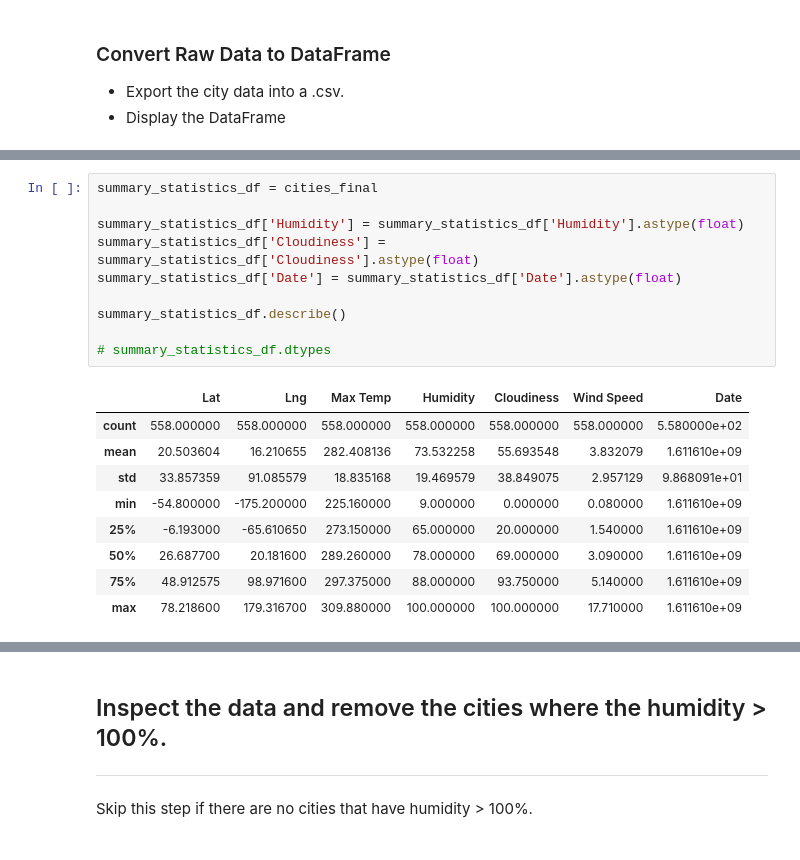
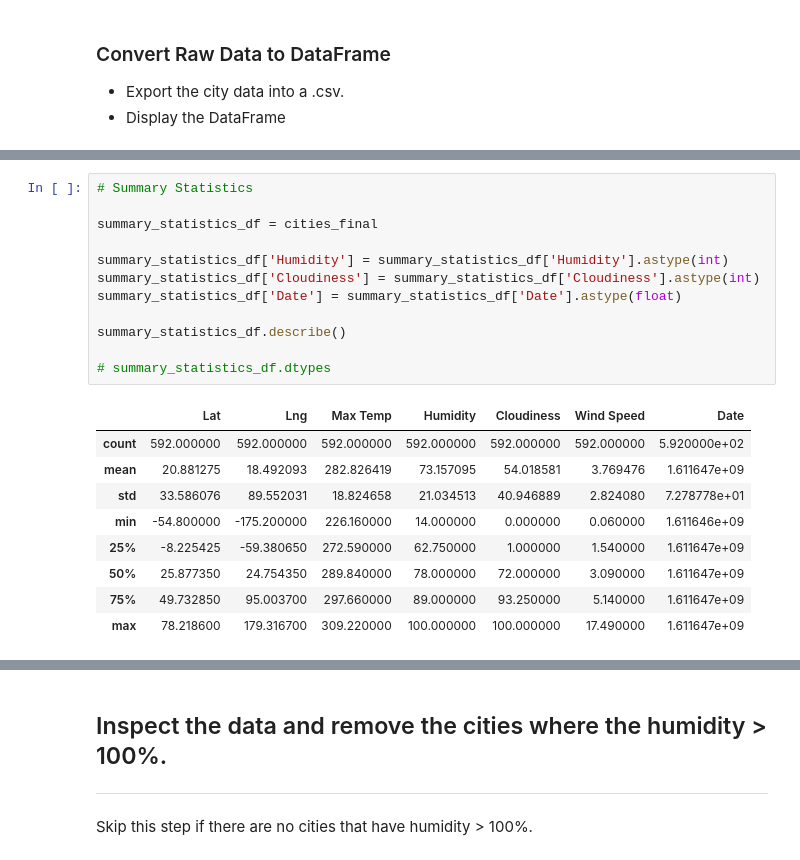
Before and after one commit to pratixashah/Python-API, a Jupyter notebook: WeatherPy/WeatherPy.ipynb, the cells around one changed output, grey strips where cells are left out. Cells and saved outputs as stored; diff of their text form.

```diff
--- a/WeatherPy/WeatherPy.ipynb
+++ b/WeatherPy/WeatherPy.ipynb
@@ -187,20 +151,22 @@ cities_final
 # %%
+# Summary Statistics
+
 summary_statistics_df = cities_final
 
-summary_statistics_df['Humidity'] = summary_statistics_df['Humidity'].astype(float)
-summary_statistics_df['Cloudiness'] = summary_statistics_df['Cloudiness'].astype(float)
+summary_statistics_df['Humidity'] = summary_statistics_df['Humidity'].astype(int)
+summary_statistics_df['Cloudiness'] = summary_statistics_df['Cloudiness'].astype(int)
 summary_statistics_df['Date'] = summary_statistics_df['Date'].astype(float)
 
 summary_statistics_df.describe()
 
 # summary_statistics_df.dtypes
 # %% [output]
 |  | Lat | Lng | Max Temp | Humidity | Cloudiness | Wind Speed | Date |
-| count | 558.000000 | 558.000000 | 558.000000 | 558.000000 | 558.000000 | 558.000000 | 5.580000e+02 |
-| mean | 20.503604 | 16.210655 | 282.408136 | 73.532258 | 55.693548 | 3.832079 | 1.611610e+09 |
-| std | 33.857359 | 91.085579 | 18.835168 | 19.469579 | 38.849075 | 2.957129 | 9.868091e+01 |
-| min | -54.800000 | -175.200000 | 225.160000 | 9.000000 | 0.000000 | 0.080000 | 1.611610e+09 |
-| 25% | -6.193000 | -65.610650 | 273.150000 | 65.000000 | 20.000000 | 1.540000 | 1.611610e+09 |
-| 50% | 26.687700 | 20.181600 | 289.260000 | 78.000000 | 69.000000 | 3.090000 | 1.611610e+09 |
-| 75% | 48.912575 | 98.971600 | 297.375000 | 88.000000 | 93.750000 | 5.140000 | 1.611610e+09 |
-| max | 78.218600 | 179.316700 | 309.880000 | 100.000000 | 100.000000 | 17.710000 | 1.611610e+09 |
+| count | 592.000000 | 592.000000 | 592.000000 | 592.000000 | 592.000000 | 592.000000 | 5.920000e+02 |
+| mean | 20.881275 | 18.492093 | 282.826419 | 73.157095 | 54.018581 | 3.769476 | 1.611647e+09 |
+| std | 33.586076 | 89.552031 | 18.824658 | 21.034513 | 40.946889 | 2.824080 | 7.278778e+01 |
+| min | -54.800000 | -175.200000 | 226.160000 | 14.000000 | 0.000000 | 0.060000 | 1.611646e+09 |
+| 25% | -8.225425 | -59.380650 | 272.590000 | 62.750000 | 1.000000 | 1.540000 | 1.611647e+09 |
+| 50% | 25.877350 | 24.754350 | 289.840000 | 78.000000 | 72.000000 | 3.090000 | 1.611647e+09 |
+| 75% | 49.732850 | 95.003700 | 297.660000 | 89.000000 | 93.250000 | 5.140000 | 1.611647e+09 |
+| max | 78.218600 | 179.316700 | 309.220000 | 100.000000 | 100.000000 | 17.490000 | 1.611647e+09 |
```
Also changed, not shown: parts of 22 cells of this notebook, 4 other files.
